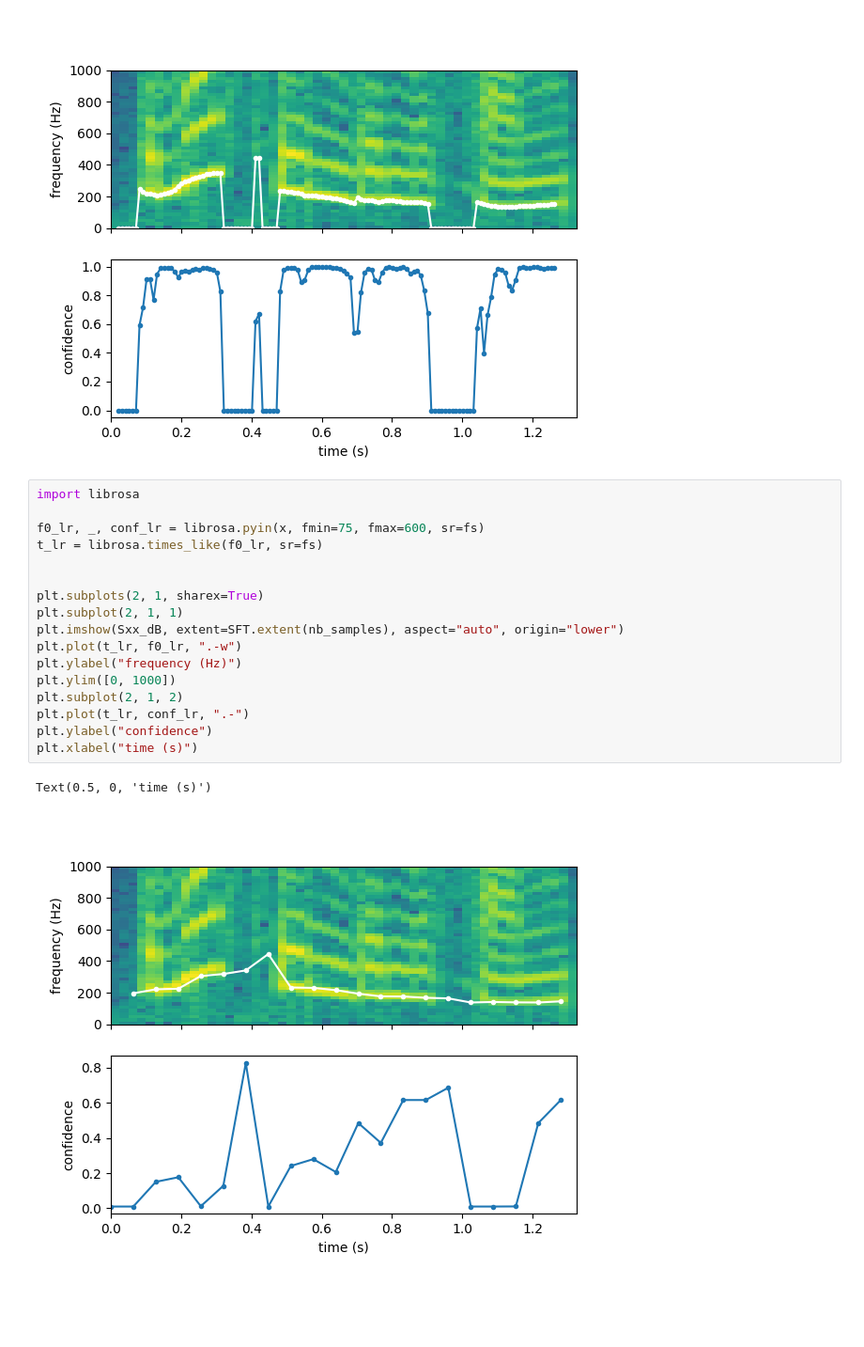
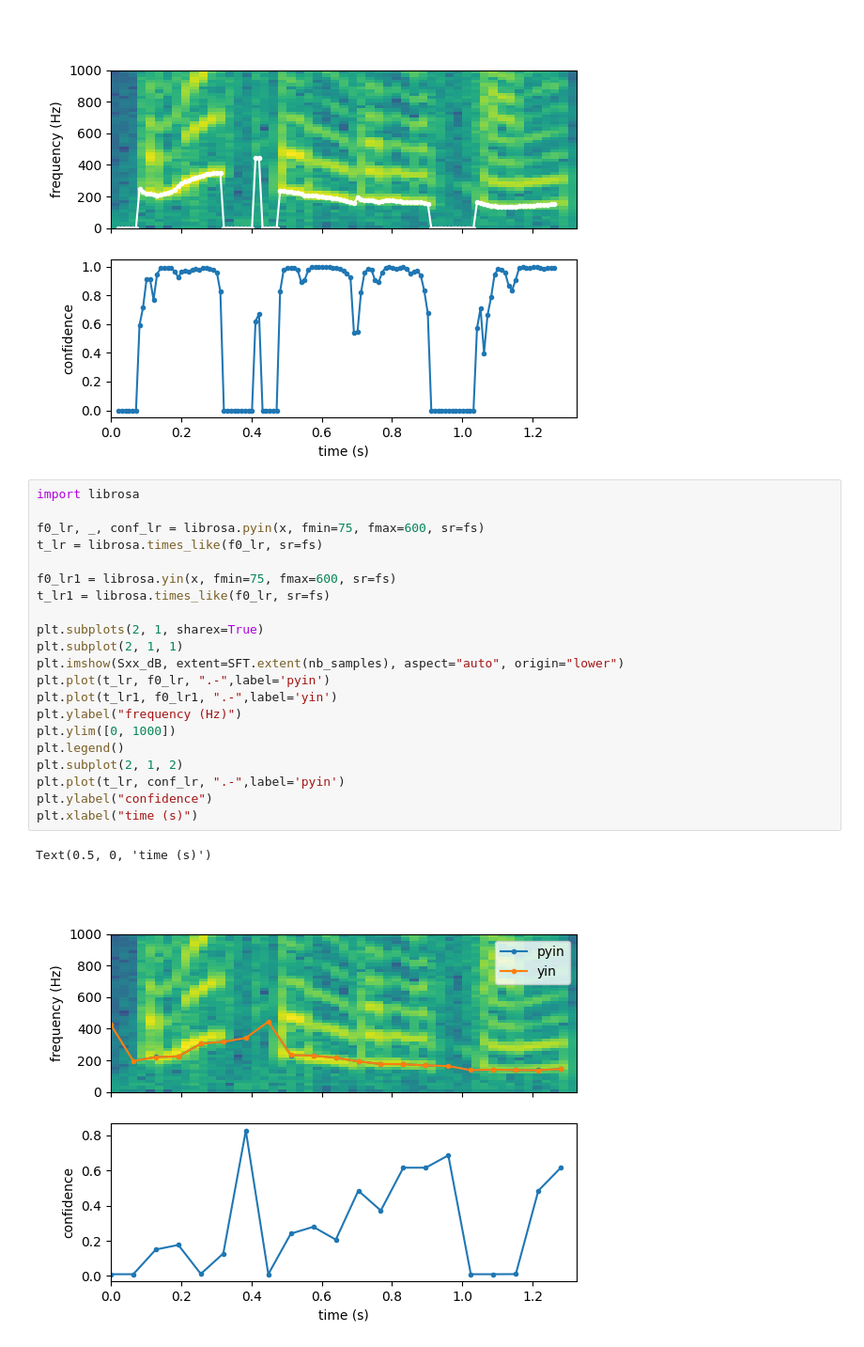
Before and after one commit to tikuma-lsuhsc/python-ml-pitch-models, a Jupyter notebook: examples/comparison.ipynb, the cells around one changed output. Shown: that part at 94% size. Saved outputs shown, nothing was run; the diff lists cells and outputs as text; blank space fills up the shorter version.

```diff
--- a/examples/comparison.ipynb
+++ b/examples/comparison.ipynb
@@ -87,20 +87,24 @@ Text(0.5, 0, 'time (s)')
 # %%
 import librosa
 
 f0_lr, _, conf_lr = librosa.pyin(x, fmin=75, fmax=600, sr=fs)
 t_lr = librosa.times_like(f0_lr, sr=fs)
 
+f0_lr1 = librosa.yin(x, fmin=75, fmax=600, sr=fs)
+t_lr1 = librosa.times_like(f0_lr, sr=fs)
 
 plt.subplots(2, 1, sharex=True)
 plt.subplot(2, 1, 1)
 plt.imshow(Sxx_dB, extent=SFT.extent(nb_samples), aspect="auto", origin="lower")
-plt.plot(t_lr, f0_lr, ".-w")
+plt.plot(t_lr, f0_lr, ".-",label='pyin')
+plt.plot(t_lr1, f0_lr1, ".-",label='yin')
 plt.ylabel("frequency (Hz)")
 plt.ylim([0, 1000])
+plt.legend()
 plt.subplot(2, 1, 2)
-plt.plot(t_lr, conf_lr, ".-")
+plt.plot(t_lr, conf_lr, ".-",label='pyin')
 plt.ylabel("confidence")
 plt.xlabel("time (s)")
 # %% [output]
 Text(0.5, 0, 'time (s)')
-[figure, old version]
+[figure, new version]
```
Also changed, not shown: parts of 1 cell of this notebook, 10 other files.
